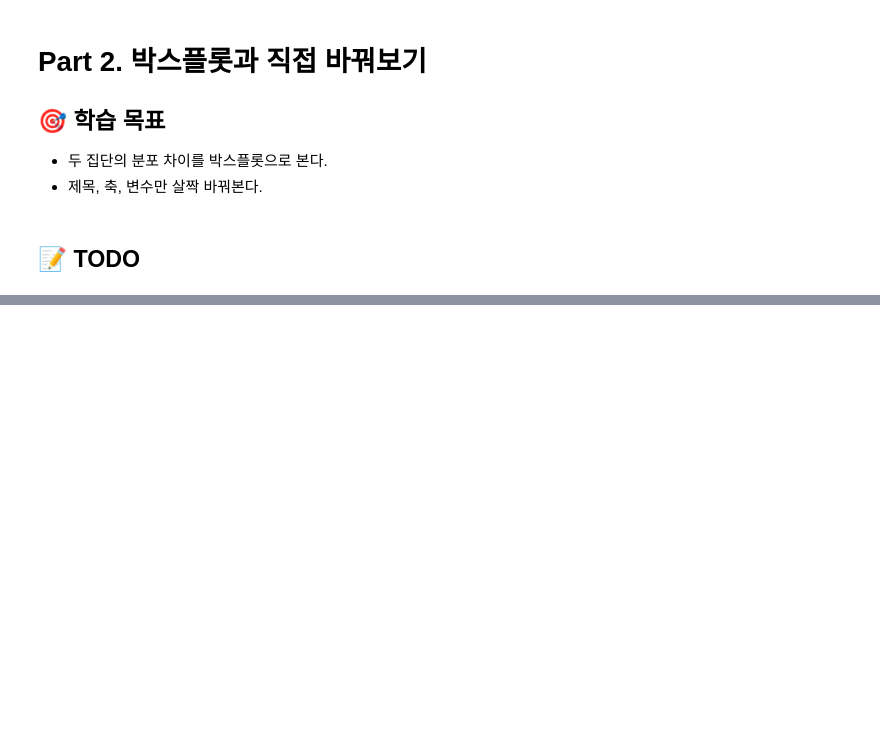
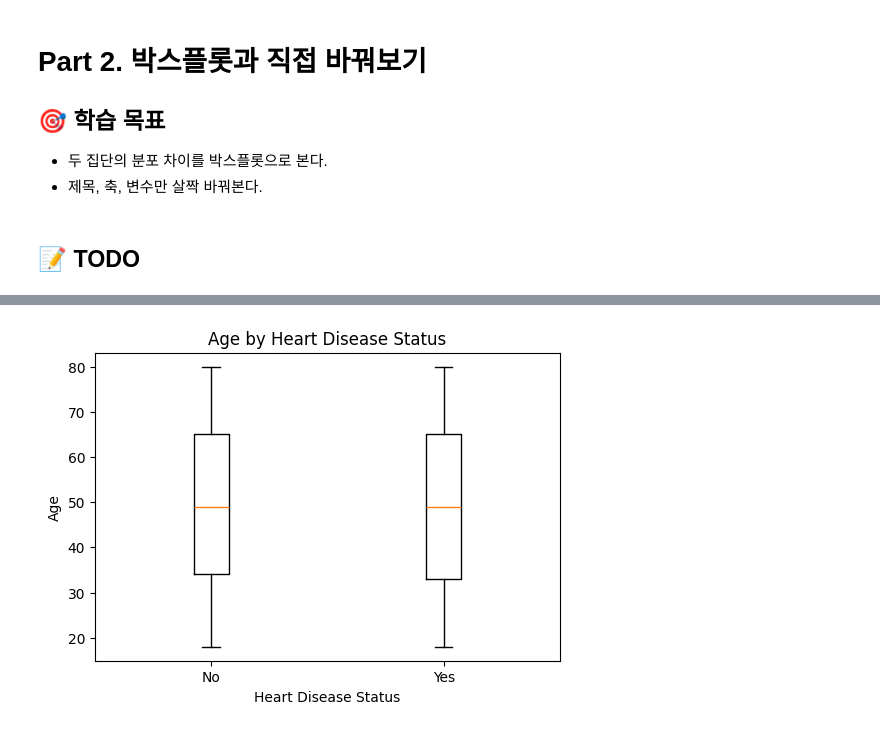
Before and after one commit to ChoYoungwon/Medical-Data-Analysis, a Jupyter notebook: 00-Data-Analysis/02_Matplotlib로_심혈관CSV_그리기.ipynb, the cells around one changed output, grey strips where cells are left out. Cells and saved outputs as stored; diff of their text form; code cells hidden in the pictures; blank space fills up the shorter version.

```diff
--- a/00-Data-Analysis/02_Matplotlib로_심혈관CSV_그리기.ipynb
+++ b/00-Data-Analysis/02_Matplotlib로_심혈관CSV_그리기.ipynb
@@ -155,8 +178,12 @@ plt.show()
 # %%
+no_age = df.loc[df["Heart Disease Status"] == "No", "Age"].dropna()
+yes_age = df.loc[df["Heart Disease Status"] == "Yes", "Age"].dropna()
 
-# plt.figure(figsize=(5, 4))
-# plt.bar(target_counts.index, target_counts.values, color=["#7aa6c2", "#e28f83"])
-# plt.title("Heart Disease Status Count")
-# plt.xlabel("Heart Disease Status")
-# plt.ylabel("Count")
-# plt.show()
+plt.figure(figsize=(6, 4))
+plt.boxplot([no_age, yes_age], labels=["No", "Yes"])
+plt.title("Age by Heart Disease Status")
+plt.xlabel("Heart Disease Status")
+plt.ylabel("Age")
+plt.show()
+# %% [output]
+[figure, added]
```
Also changed, not shown: parts of 10 cells of this notebook, 2 other files.
